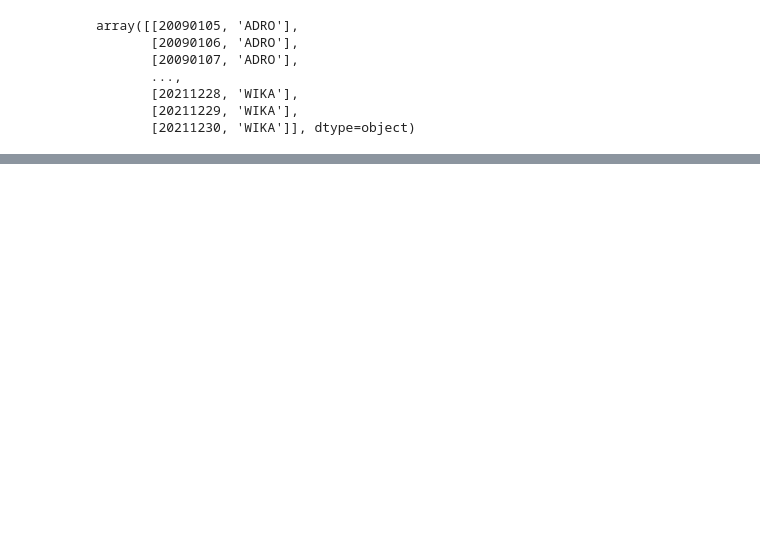
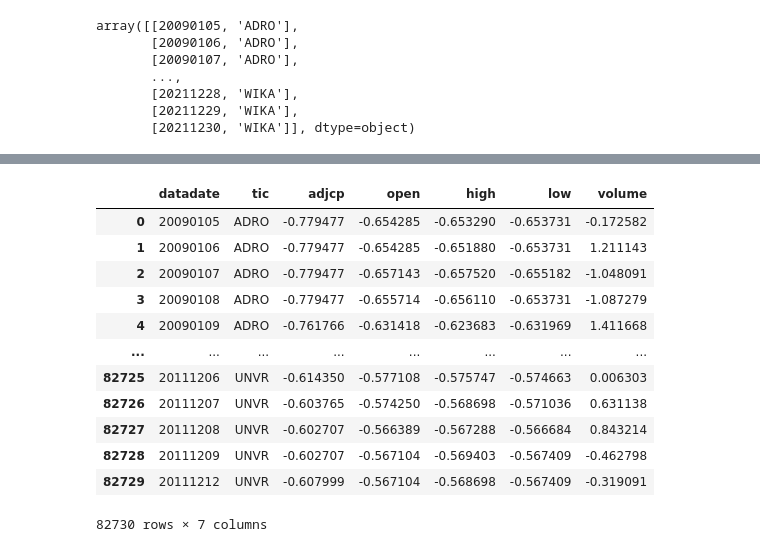
Before and after one commit to shintafiaa/1SAT, a Jupyter notebook: 2_Preprocessing.ipynb, the cells around one changed output, grey strips where cells are left out. Cells and saved outputs as stored; diff of their text form; code cells hidden in the pictures; blank space fills up the shorter version.

```diff
--- a/2_Preprocessing.ipynb
+++ b/2_Preprocessing.ipynb
@@ -305,3 +336,19 @@ PreprocessedJIIStocksDataframe
 | 88450 | 20211229 | WIKA | NaN | NaN | NaN | NaN | NaN |
 | 88451 | 20211230 | WIKA | NaN | NaN | NaN | NaN | NaN |
 88452 rows × 7 columns
+# %%
+PreprocessedJIIStocksDataframe.dropna()
+# %% [output]
+|  | datadate | tic | adjcp | open | high | low | volume |
+| 0 | 20090105 | ADRO | -0.779477 | -0.654285 | -0.653290 | -0.653731 | -0.172582 |
+| 1 | 20090106 | ADRO | -0.779477 | -0.654285 | -0.651880 | -0.653731 | 1.211143 |
+| 2 | 20090107 | ADRO | -0.779477 | -0.657143 | -0.657520 | -0.655182 | -1.048091 |
+| 3 | 20090108 | ADRO | -0.779477 | -0.655714 | -0.656110 | -0.653731 | -1.087279 |
+| 4 | 20090109 | ADRO | -0.761766 | -0.631418 | -0.623683 | -0.631969 | 1.411668 |
+| ... | ... | ... | ... | ... | ... | ... | ... |
+| 82725 | 20111206 | UNVR | -0.614350 | -0.577108 | -0.575747 | -0.574663 | 0.006303 |
+| 82726 | 20111207 | UNVR | -0.603765 | -0.574250 | -0.568698 | -0.571036 | 0.631138 |
+| 82727 | 20111208 | UNVR | -0.602707 | -0.566389 | -0.567288 | -0.566684 | 0.843214 |
+| 82728 | 20111209 | UNVR | -0.602707 | -0.567104 | -0.569403 | -0.567409 | -0.462798 |
+| 82729 | 20111212 | UNVR | -0.607999 | -0.567104 | -0.568698 | -0.567409 | -0.319091 |
+82730 rows × 7 columns
```
Also changed, not shown: parts of 21 cells of this notebook.
